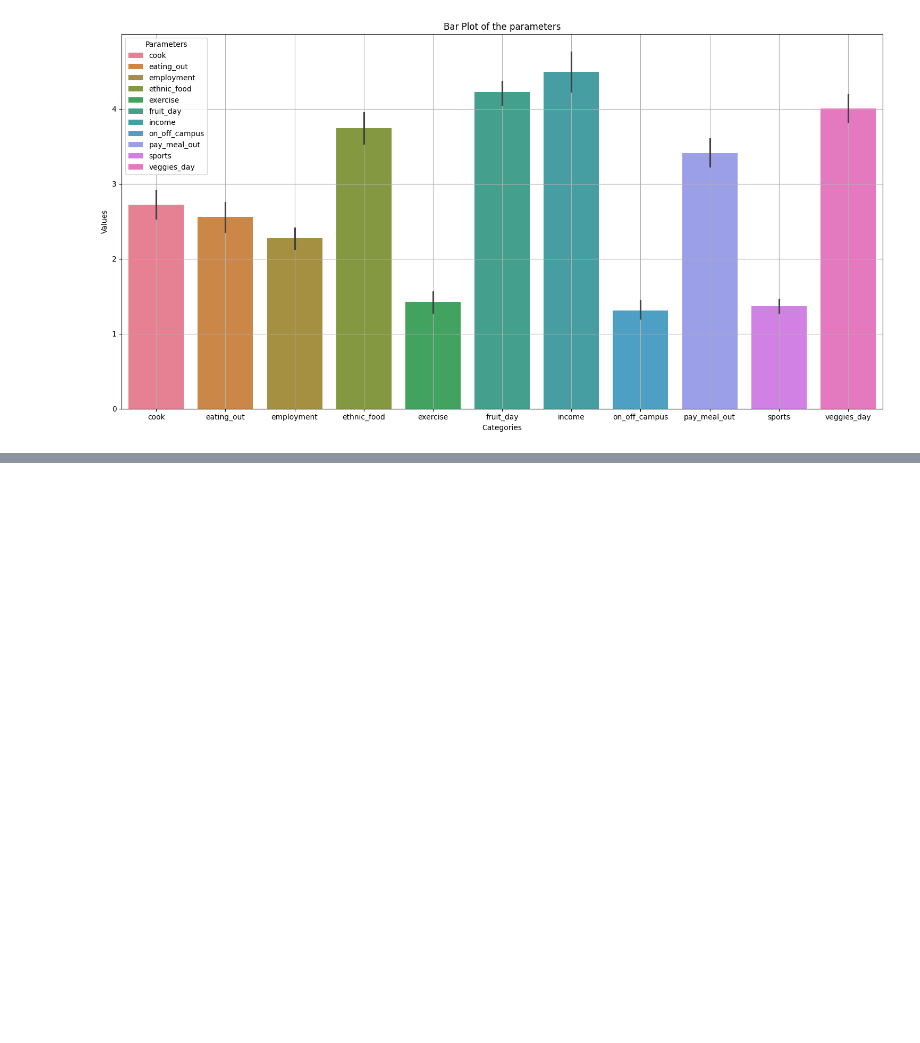
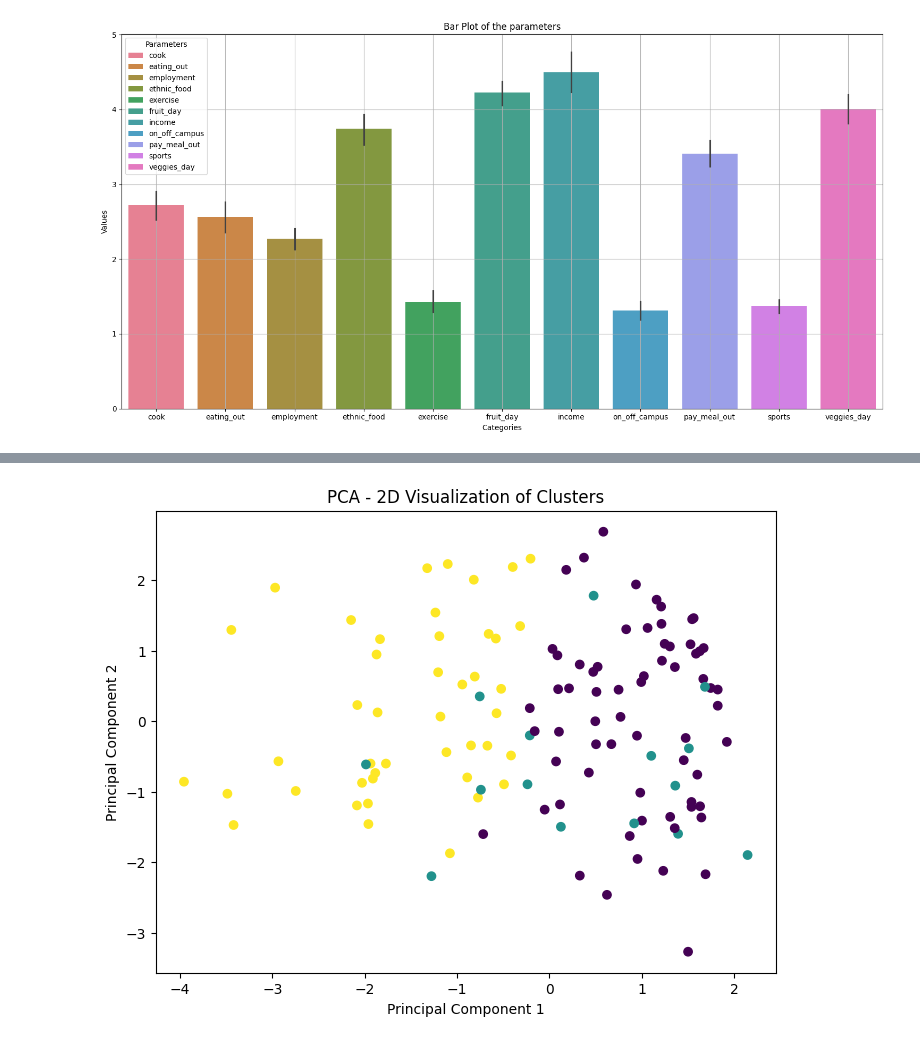
Before and after one commit to Mradul-77/GeoDiscovery, a Jupyter notebook: GeoDiscovery.ipynb, the cells around one changed output, grey strips where cells are left out. Saved outputs shown, nothing was run; the diff lists cells and outputs as text; code cells hidden in the pictures; blank space fills up the shorter version.

```diff
--- a/GeoDiscovery.ipynb
+++ b/GeoDiscovery.ipynb
@@ -154,0 +210,7 @@ plt.show()
+# %%
+optimal_k = best_k
+final_kmeans = KMeans(n_clusters=optimal_k, random_state=42)
+final_kmeans.fit(scaled_data)
+
+df['Cluster'] = final_kmeans.labels_
+df.head()
@@ -154,0 +256,11 @@ plt.show()
+# %%
+pca = PCA(n_components=2)
+pca_result = pca.fit_transform(scaled_data)
+plt.figure(figsize=(8, 6))
+plt.scatter(pca_result[:, 0], pca_result[:, 1], c=df['Cluster'], cmap='viridis')
+plt.xlabel('Principal Component 1')
+plt.ylabel('Principal Component 2')
+plt.title('PCA - 2D Visualization of Clusters')
+plt.show()
+# %% [output]
+[figure, added]
```
Also changed, not shown: parts of 13 cells of this notebook, 1 other file.
